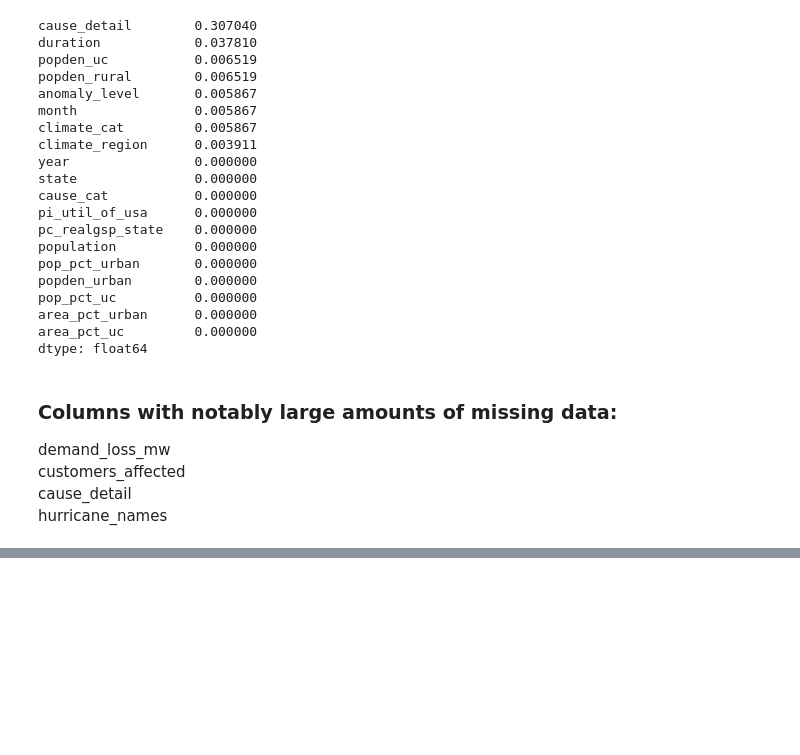
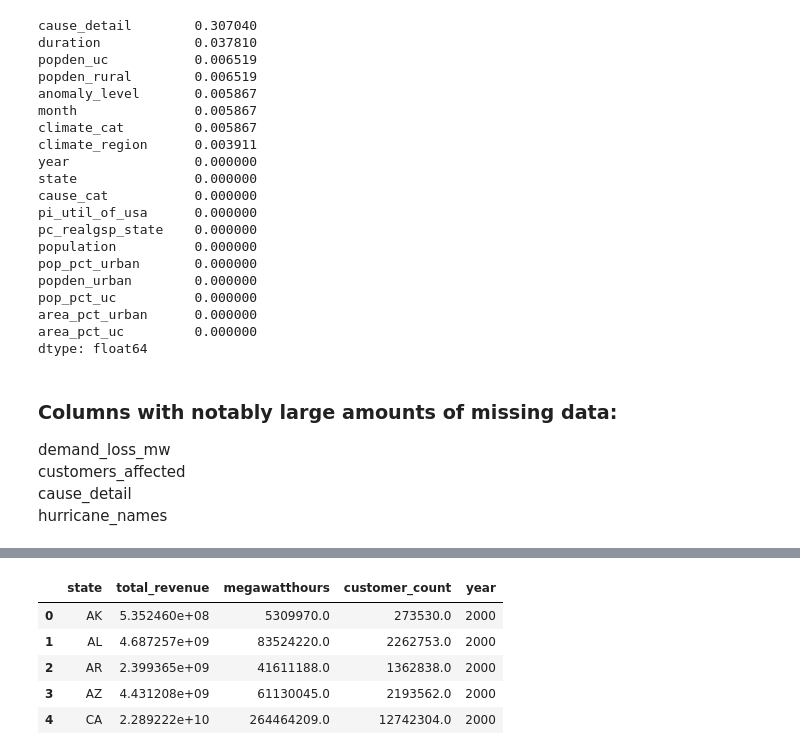
Before and after one commit to rcwoshimao/infrastructure-resilience-analysis, a Jupyter notebook: step4_hypothesis_testing.ipynb, the cells around one changed output, grey strips where cells are left out. Cells and saved outputs as stored; diff of their text form; code cells hidden in the pictures; blank space fills up the shorter version.

```diff
--- a/step4_hypothesis_testing.ipynb
+++ b/step4_hypothesis_testing.ipynb
@@ -348,0 +534,9 @@ hurricane_names
+# %%
+util_invest.head()
+# %% [output]
+|  | state | total_revenue | megawatthours | customer_count | year |
+| 0 | AK | 5.352460e+08 | 5309970.0 | 273530.0 | 2000 |
+| 1 | AL | 4.687257e+09 | 83524220.0 | 2262753.0 | 2000 |
+| 2 | AR | 2.399365e+09 | 41611188.0 | 1362838.0 | 2000 |
+| 3 | AZ | 4.431208e+09 | 61130045.0 | 2193562.0 | 2000 |
+| 4 | CA | 2.289222e+10 | 264464209.0 | 12742304.0 | 2000 |
```
Also changed, not shown: parts of 26 cells of this notebook, 1 other file.
